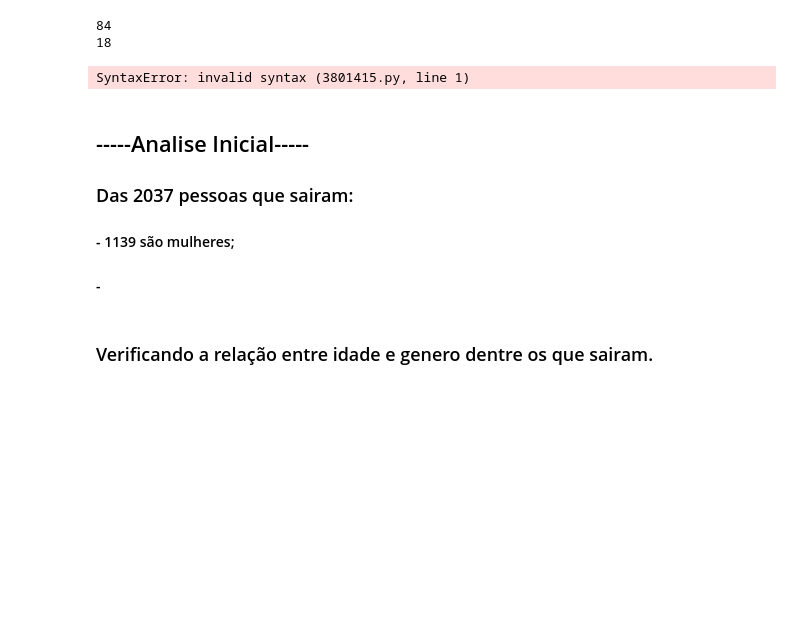
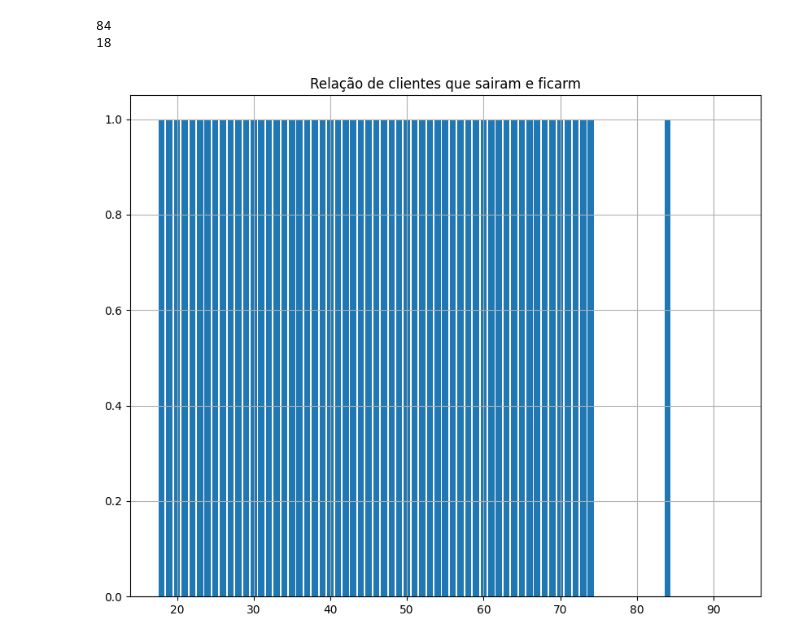
Before and after one commit to nathanmss/ADA_letscode_suzano, a Jupyter notebook: aula2.ipynb, the cells around one changed output. Cells and saved outputs as stored; diff of their text form; code cells hidden in the pictures; blank space fills up the shorter version.

```diff
--- a/aula2.ipynb
+++ b/aula2.ipynb
@@ -204,20 +204,13 @@ print(df_churn_exited['Age'].min())
 84
 18
 # %%
-labels = [18:84]
-vals = df_churn_exited.Gender.value_counts()
-fig, ax = plt.subplots(figsize=(5, 3))
-ax.bar(labels, vals, color=['#FFB6C1', '#B0E0E6'])
+labels = df_churn['Age']
+vals = df_churn['Exited']
+fig, ax = plt.subplots(figsize=(10, 8))
+ax.bar(labels, vals)
 ax.grid()
 ax.set_title('Relação de clientes que sairam e ficarm', fontsize=12)
 
 plt.show()
 # %% [output]
-SyntaxError: invalid syntax (3801415.py, line 1)
+[figure, added]
-# %% [markdown]
-## -----Analise Inicial-----
-### Das 2037 pessoas que sairam:
-#### - 1139 são mulheres;
-#### -
-# %% [markdown]
-### Verificando a relação entre idade e genero dentre os que sairam.
```
Also changed, not shown: parts of 10 cells of this notebook.
